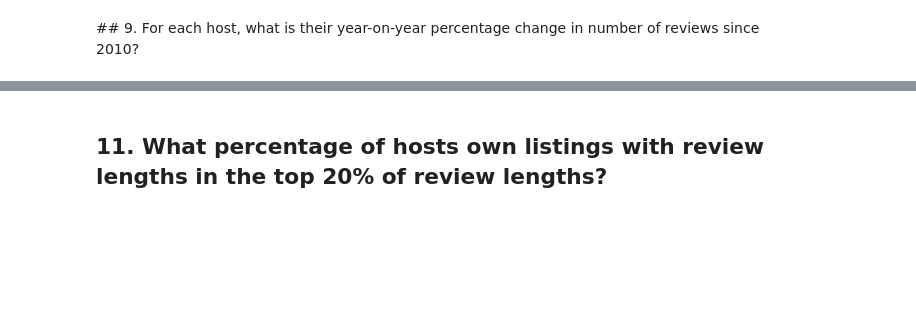
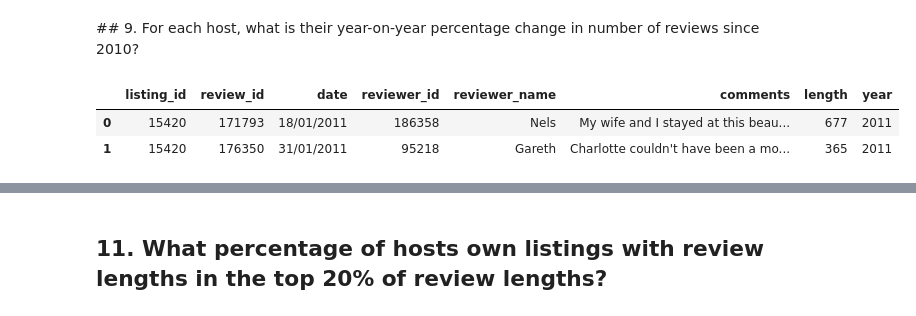
Before and after one commit to tnarik/training-meetup_20190205, a Jupyter notebook: sketch002.ipynb, the cells around one changed output, grey strips where cells are left out. Saved outputs shown, nothing was run; the diff lists cells and outputs as text; code cells hidden in the pictures; blank space fills up the shorter version.

```diff
--- a/sketch002.ipynb
+++ b/sketch002.ipynb
@@ -331,2 +348,9 @@ listings_with_reviews
 # %% [markdown]
 ## 9. For each host, what is their year-on-year percentage change in number of reviews since 2010?
+# %%
+reviews['year'] = reviews.date.apply(lambda x: x.split('/')[-1])
+reviews.head(2)
+# %% [output]
+|  | listing_id | review_id | date | reviewer_id | reviewer_name | comments | length | year |
+| 0 | 15420 | 171793 | 18/01/2011 | 186358 | Nels | My wife and I stayed at this beau... | 677 | 2011 |
+| 1 | 15420 | 176350 | 31/01/2011 | 95218 | Gareth | Charlotte couldn't have been a mo... | 365 | 2011 |
```
Also changed, not shown: parts of 24 cells of this notebook, 1 other file.
